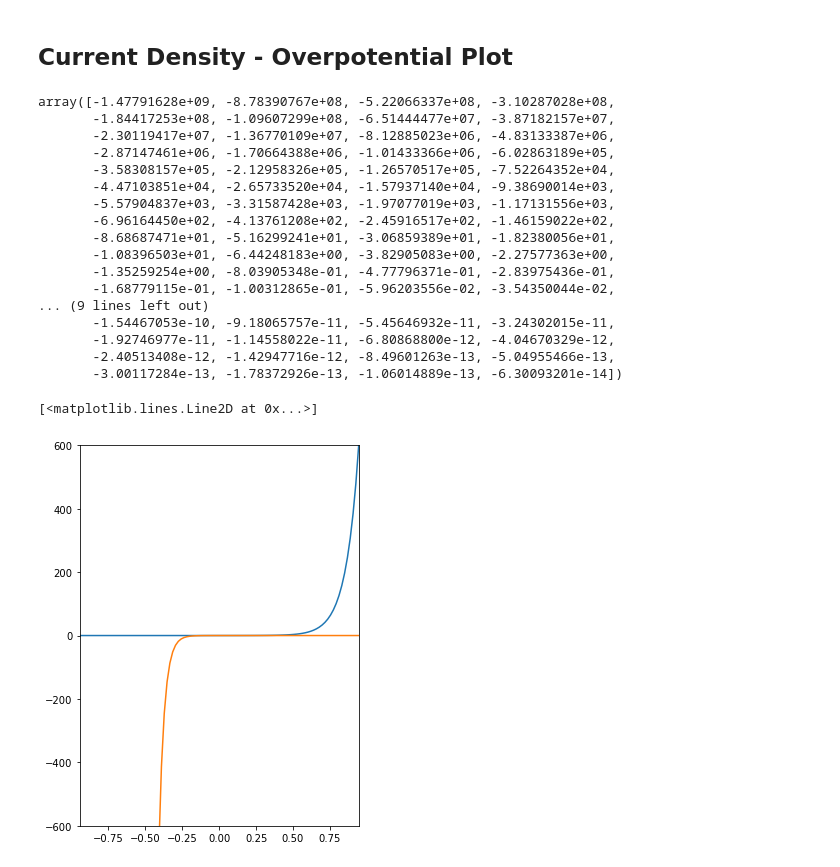
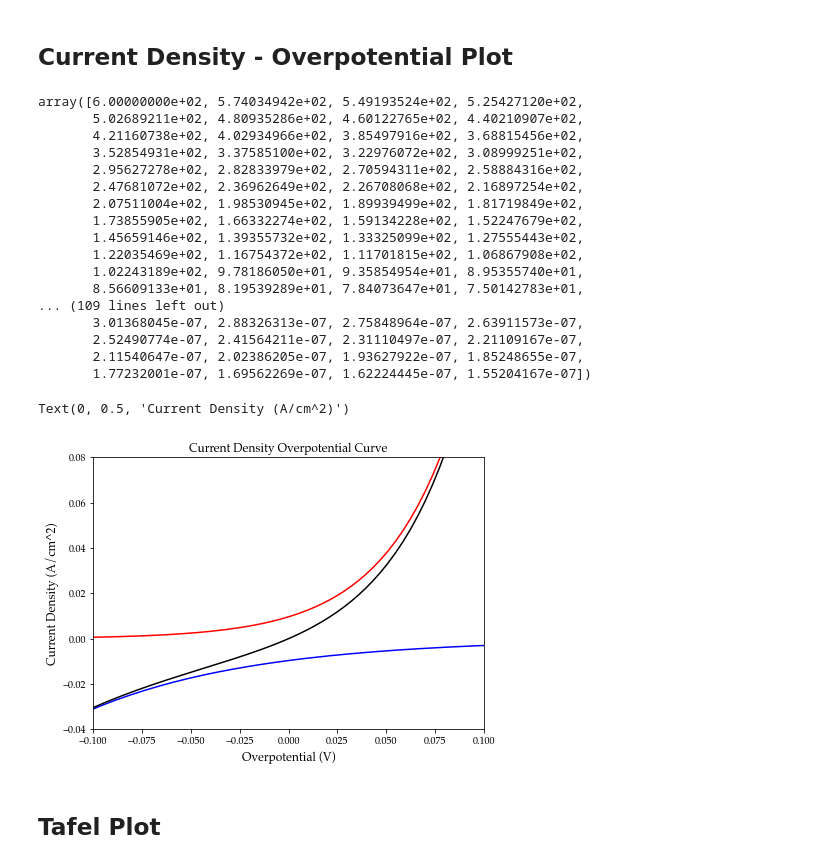
Before and after one commit to jmsieffer/ChemPhysicsMisc, a Jupyter notebook: ChemPhysicsMisc/MiscScienceScripts/ButlerVolmer.ipynb, the cells around one changed output. Saved outputs shown, nothing was run; the diff lists cells and outputs as text; code cells hidden in the pictures.

Commit message:
FinishBV Start Tafel

```diff
--- a/ChemPhysicsMisc/MiscScienceScripts/ButlerVolmer.ipynb
+++ b/ChemPhysicsMisc/MiscScienceScripts/ButlerVolmer.ipynb
@@ -18,42 +19,56 @@ jmax = 600
 
 #Finding Voltage Boundaries
 etamax  = (R*T)/(alphaa*z*F)*np.log(jmax/j0)
-Eta = np.linspace(-(etamax), etamax, 100)
+Eta = np.linspace(-(etamax), etamax, 500)
 
 #Equation
-CurrentDensitya = j0 * np.exp(alphaa*z*F*Eta/(R*T))
-CurrentDensityc = (-j0 * np.exp(-alphac*z*F*Eta/(R*T)))
-CurrentDensityc
+CurrentDensitya = j0 * np.exp((1-alphaa)*z*F*Eta/(R*T))
+CurrentDensityc = (-j0 * np.exp(-alphaa*z*F*Eta/(R*T)))
+-CurrentDensityc
 # %% [output]
-array([-1.47791628e+09, -8.78390767e+08, -5.22066337e+08, -3.10287028e+08,
-       -1.84417253e+08, -1.09607299e+08, -6.51444477e+07, -3.87182157e+07,
-       -2.30119417e+07, -1.36770109e+07, -8.12885023e+06, -4.83133387e+06,
-       -2.87147461e+06, -1.70664388e+06, -1.01433366e+06, -6.02863189e+05,
-       -3.58308157e+05, -2.12958326e+05, -1.26570517e+05, -7.52264352e+04,
-       -4.47103851e+04, -2.65733520e+04, -1.57937140e+04, -9.38690014e+03,
-       -5.57904837e+03, -3.31587428e+03, -1.97077019e+03, -1.17131556e+03,
-       -6.96164450e+02, -4.13761208e+02, -2.45916517e+02, -1.46159022e+02,
-       -8.68687471e+01, -5.16299241e+01, -3.06859389e+01, -1.82380056e+01,
-       -1.08396503e+01, -6.44248183e+00, -3.82905083e+00, -2.27577363e+00,
-       -1.35259254e+00, -8.03905348e-01, -4.77796371e-01, -2.83975436e-01,
-       -1.68779115e-01, -1.00312865e-01, -5.96203556e-02, -3.54350044e-02,
-... (9 lines left out)
-       -1.54467053e-10, -9.18065757e-11, -5.45646932e-11, -3.24302015e-11,
-       -1.92746977e-11, -1.14558022e-11, -6.80868800e-12, -4.04670329e-12,
-       -2.40513408e-12, -1.42947716e-12, -8.49601263e-13, -5.04955466e-13,
-       -3.00117284e-13, -1.78372926e-13, -1.06014889e-13, -6.30093201e-14])
+array([6.00000000e+02, 5.74034942e+02, 5.49193524e+02, 5.25427120e+02,
+       5.02689211e+02, 4.80935286e+02, 4.60122765e+02, 4.40210907e+02,
+       4.21160738e+02, 4.02934966e+02, 3.85497916e+02, 3.68815456e+02,
+       3.52854931e+02, 3.37585100e+02, 3.22976072e+02, 3.08999251e+02,
+       2.95627278e+02, 2.82833979e+02, 2.70594311e+02, 2.58884316e+02,
+       2.47681072e+02, 2.36962649e+02, 2.26708068e+02, 2.16897254e+02,
+       2.07511004e+02, 1.98530945e+02, 1.89939499e+02, 1.81719849e+02,
+       1.73855905e+02, 1.66332274e+02, 1.59134228e+02, 1.52247679e+02,
+       1.45659146e+02, 1.39355732e+02, 1.33325099e+02, 1.27555443e+02,
+       1.22035469e+02, 1.16754372e+02, 1.11701815e+02, 1.06867908e+02,
+       1.02243189e+02, 9.78186050e+01, 9.35854954e+01, 8.95355740e+01,
+       8.56609133e+01, 8.19539289e+01, 7.84073647e+01, 7.50142783e+01,
+... (109 lines left out)
+       3.01368045e-07, 2.88326313e-07, 2.75848964e-07, 2.63911573e-07,
+       2.52490774e-07, 2.41564211e-07, 2.31110497e-07, 2.21109167e-07,
+       2.11540647e-07, 2.02386205e-07, 1.93627922e-07, 1.85248655e-07,
+       1.77232001e-07, 1.69562269e-07, 1.62224445e-07, 1.55204167e-07])
 # %%
 #Plotting for Current Density-Overpotential
 
-fig = plt.figure(figsize = (5,7))
+fig = plt.figure(figsize = (7,5))
 
 #Axis limits
-plt.xlim(min(Eta),max(Eta))
-plt.ylim(-600,600)
+#plt.xlim(min(Eta),max(Eta))
+#plt.ylim(-600,600)
+plt.xlim(-.1,.1)
+plt.ylim(-.04,.08)
 
-plt.plot(Eta,CurrentDensitya)
-plt.plot(Eta,CurrentDensityc)
-#plt.plot(Eta,CurrentDensitya+CurrentDensityc)
+
+plt.plot(Eta,CurrentDensitya, color = 'red')
+plt.plot(Eta,CurrentDensityc, color = 'blue')
+plt.plot(Eta,CurrentDensitya+CurrentDensityc, color = 'black')
+
+#Font selection
+matplotlib.rcParams['font.serif'] = "Palatino"
+matplotlib.rcParams['font.family'] = "serif"
+
+#Plot Labeling
+plt.title('Current Density Overpotential Curve')
+plt.xlabel('Overpotential (V)', fontsize = '12')
+plt.ylabel('Current Density (A/cm^2)', fontsize = '12')
 # %% [output]
-[<matplotlib.lines.Line2D at 0x...>]
+Text(0, 0.5, 'Current Density (A/cm^2)')
-[figure, old version]
+[figure, new version]
+# %% [markdown]
+## Tafel Plot
```
Also changed, not shown: parts of 3 cells of this notebook.
